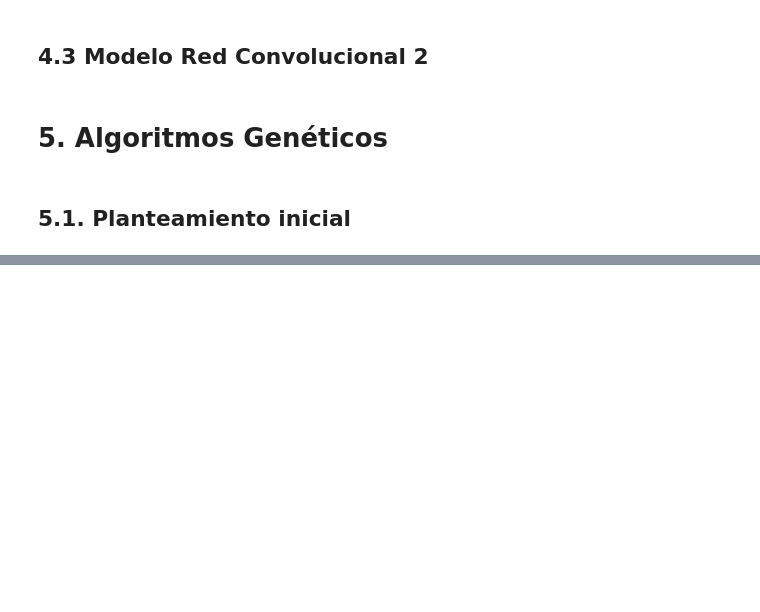
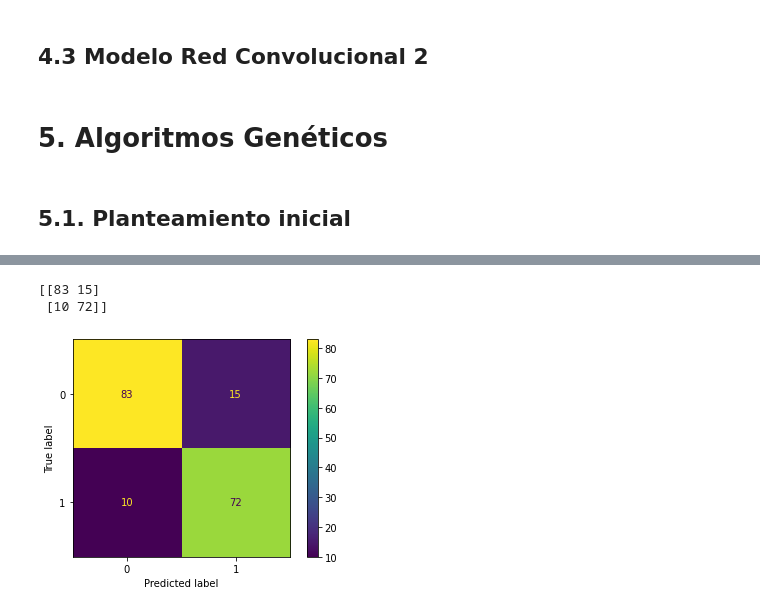
Before and after one commit to katherinegonzalez/ClasificacionLlantas, a Jupyter notebook: ProyectoClasificacioLlantas.ipynb, the cells around one changed output, grey strips where cells are left out. Cells and saved outputs as stored; diff of their text form; code cells hidden in the pictures; blank space fills up the shorter version.

```diff
--- a/ProyectoClasificacioLlantas.ipynb
+++ b/ProyectoClasificacioLlantas.ipynb
@@ -499,0 +649,3 @@ plt.show()
+# %%
+max_index = res_roc.index(max(res_roc))
+df.loc[max_index]
@@ -499,0 +666,5 @@ plt.show()
+# %%
+X_train, X_test_p, y_train, y_test_p = feature_extraction(res_p[max_index], full_data)
+selector = selectors[max_index]
+
+selector.fit(X_train, y_train)
@@ -499,0 +676,2 @@ plt.show()
+# %%
+preds = selector.predict(X_test_p)
@@ -499,0 +690,20 @@ plt.show()
+# %%
+cm = confusion_matrix(y_test_p, preds)
+print(cm)
+# %% [output]
+[[83 15]
+ [10 72]]
+# %%
+import matplotlib.pyplot as plt
+from sklearn.metrics import ConfusionMatrixDisplay
+
+disp = ConfusionMatrixDisplay(confusion_matrix=cm,
+                              display_labels= None)
+
+
+# NOTE: Fill all variables here with default values of the plot_confusion_matrix
+disp = disp.plot(include_values= True, cmap='viridis')
+
+plt.show()
+# %% [output]
+[figure, added]
```
Also changed, not shown: parts of 10 cells of this notebook.
